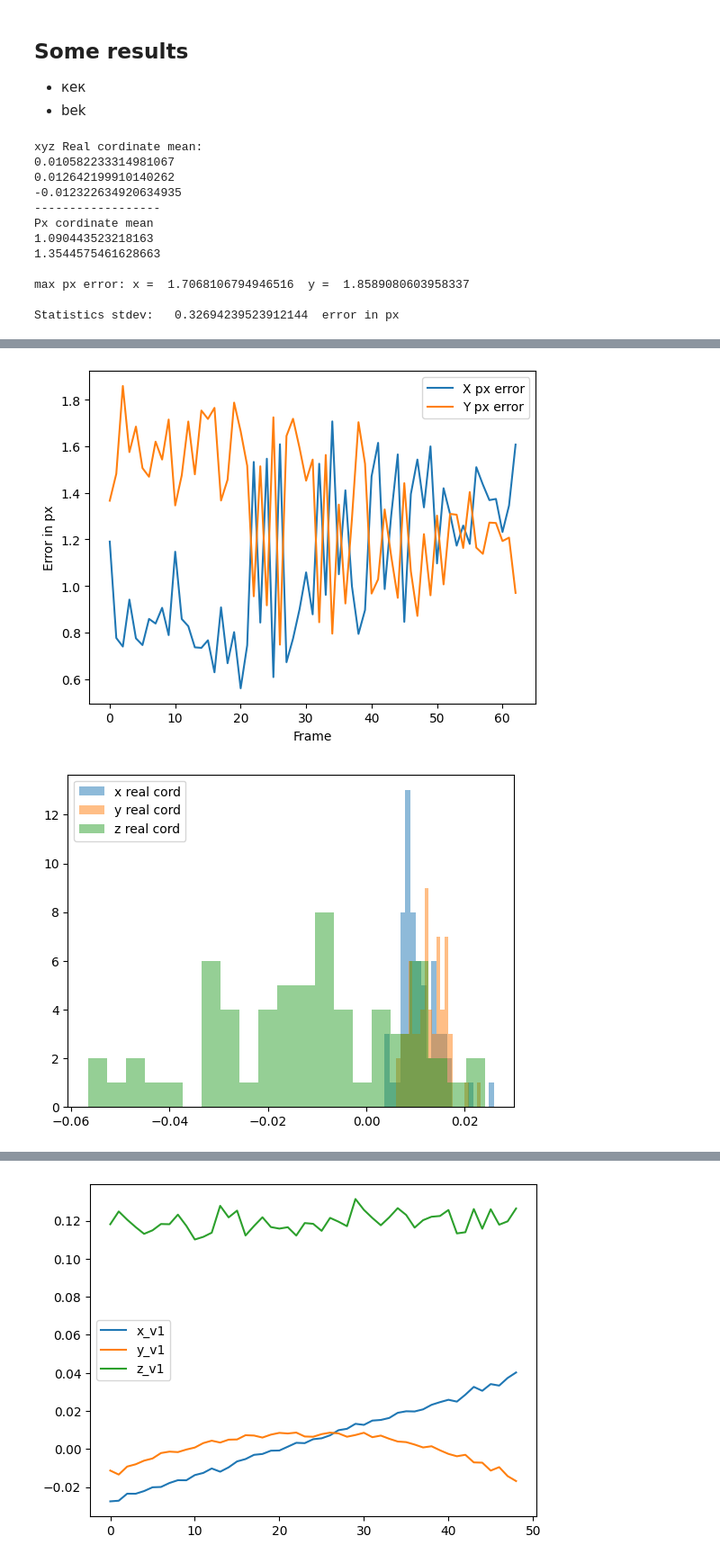
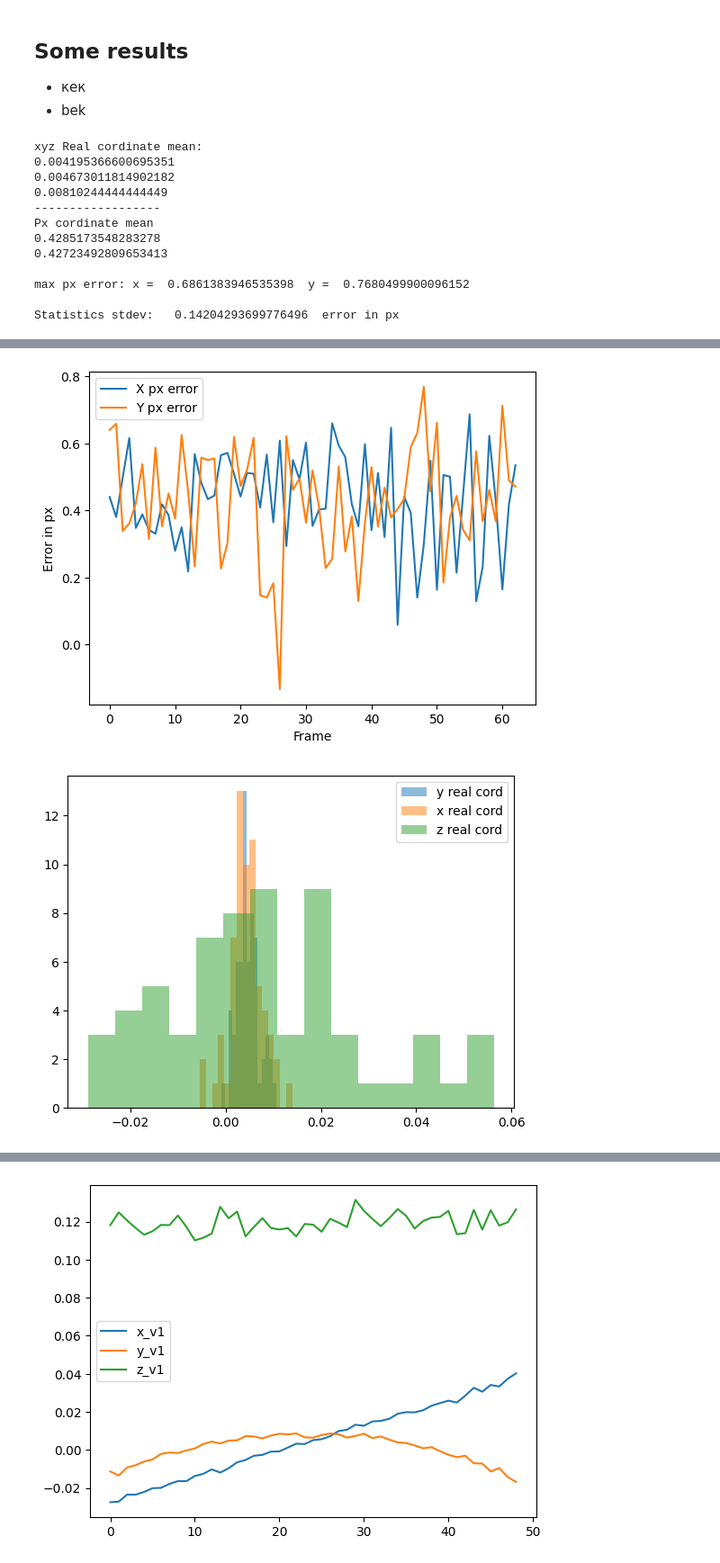
Before and after one commit to Cyber1derer/BallDetector, a Jupyter notebook: analysis/ProjectPointEstimation.ipynb, the cells around one changed output, grey strips where cells are left out. Shown at 90% size. Saved outputs shown, nothing was run; the diff lists cells and outputs as text; code cells hidden in the pictures.

```diff
--- a/analysis/ProjectPointEstimation.ipynb
+++ b/analysis/ProjectPointEstimation.ipynb
@@ -49,6 +50,14 @@ T = np.array([ 0.0, 0.0, 0.0]) #Transpose matrix
 
 rvecR, jacobianRotation = cv2.Rodrigues(Rx)
 # %%
+# создаем функцию распределения
+def distribution_function(x, values):
+    count = 0
+    for i in values:
+        if i <= x:
+            count += 1
+    return count / len(values)
+
 def ErrorEstimation(FindCord, BlenderCord, rvecR, T, cameraMatrix, distCoeffs, draw=False):
     xErrorFindCord = FindCord[:,0] - BlenderCord[:,0]
     yErrorFindCord = FindCord[:,1] - BlenderCord[:,1]
@@ -90,9 +99,9 @@ def ErrorEstimation(FindCord, BlenderCord, rvecR, T, cameraMatrix, distCoeffs, d
         plt.legend()
         plt.show()
 
-        plt.hist(xErrorFindCord,alpha = 0.5, bins= 21, label="x real cord")
-        plt.hist(yErrorFindCord,alpha = 0.5, bins= 21, label="y real cord")
-        plt.hist(zErrorFindCord,alpha = 0.5, bins= 21, label="z real cord")
+        plt.hist(yErrorFindCord,alpha = 0.5, bins=  15, label="y real cord")
+        plt.hist(xErrorFindCord,alpha = 0.5, bins=  15, label="x real cord")
+        plt.hist(zErrorFindCord,alpha = 0.5, bins=  15, label="z real cord")
         plt.legend()
         plt.show()
 
@@ -100,6 +109,28 @@ def ErrorEstimation(FindCord, BlenderCord, rvecR, T, cameraMatrix, distCoeffs, d
         plt.hist(yErrorFindCord,alpha = 0.5, bins= 21, label="y px")
         plt.legend()
         plt.show()
+
+
+
+        # создаем список значений
+        values = xErrorFindCord + yErrorFindCord + zErrorFindCord
+
+
+
+        # создаем список значений для построения графика
+        x_values = np.arange(-0.2, 0.2, 0.001)
+        y_values = [distribution_function(x, values) for x in x_values]
+
+        # строим график
+        plt.plot(x_values, y_values)
+
+        # добавляем подписи к графику
+        plt.xlabel('Error sum')
+        plt.ylabel('Функция распределения')
+        plt.title('График функции распределения')
+
+        # выводим график на экран
+        plt.show()
 # %%
 DeleteTrash(r"./BallDetectorLog48videoCycles.txt")
 FindCord = np.loadtxt(r"./BallDetectorLog48videoCycles.txt")
@@ -127,21 +159,21 @@ Statistics stdev:   0.0964243511616751  error in px
 - кек
 - bek
 # %%
-DeleteTrash(r"./BallDetectorLogSobelFilter63FrameV3.txt")
-FindCord63 = np.loadtxt(r"./BallDetectorLogSobelFilter63FrameV3.txt")
-BlenderCord63  = np.loadtxt(r"./LogBlenderCoord63video.txt", delimiter=',')
+DeleteTrash(r"./BallDetectorLogSobelVectorDotVideo63WithOffset1QMore.txt")
+FindCord63SobelOffset = np.loadtxt(r"./BallDetectorLogSobelVectorDotVideo63WithOffset1QMore.txt")
+BlenderCord63SobelOffset  = np.loadtxt(r"./LogBlenderCoord63video.txt", delimiter=',')
 
-ErrorEstimation(FindCord63, BlenderCord63,rvecR,T,cameraMatrix,distCoeffs,draw=bool)
+ErrorEstimation(FindCord63SobelOffset, BlenderCord63SobelOffset,rvecR,T,cameraMatrix,distCoeffs,draw=bool)
 # %% [output]
 xyz Real cordinate mean:
-0.010582233314981067
-0.012642199910140262
--0.012322634920634935
+0.004195366600695351
+0.004673011814902182
+0.00810244444444449
 ------------------
 Px cordinate mean
-1.090443523218163
-1.3544575461628663
+0.4285173548283278
+0.42723492809653413
 
-max px error: x =  1.7068106794946516  y =  1.8589080603958337
+max px error: x =  0.6861383946535398  y =  0.7680499900096152
 
-Statistics stdev:   0.32694239523912144  error in px
+Statistics stdev:   0.14204293699776496  error in px
@@ -149,2 +181,2 @@ Statistics stdev:   0.32694239523912144  error in px
-[figure, old version]
+[figure, new version]
-[figure, old version]
+[figure, new version]
```
Also changed, not shown: parts of 18 cells of this notebook, 6 other files.
